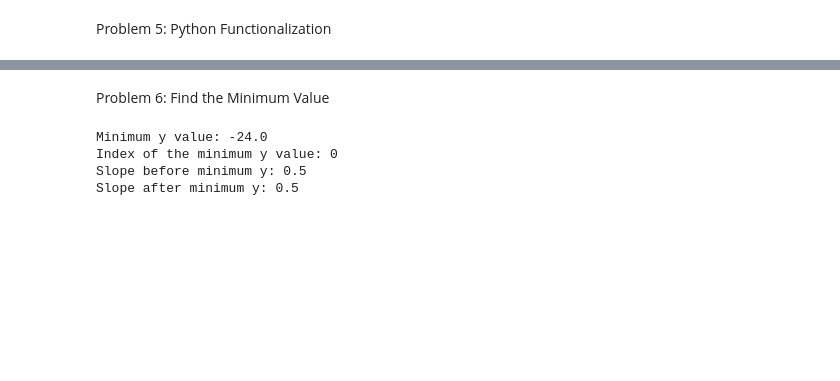
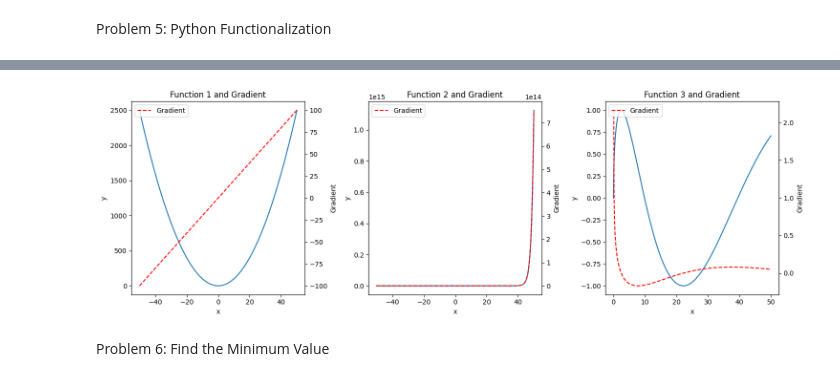
Before and after one commit to AnnaCarson1/AI_Empa, a Jupyter notebook: Two-dimensional arrays and gradient/problem.ipynb, the cells around one changed output, grey strips where cells are left out. Cells and saved outputs as stored; diff of their text form; code cells hidden in the pictures; blank space fills up the shorter version.

```diff
--- a/Two-dimensional arrays and gradient/problem.ipynb
+++ b/Two-dimensional arrays and gradient/problem.ipynb
@@ -16,6 +40,2 @@ array_combined = np.column_stack((x_values, y_values))
 # %% [markdown]
 Problem 3: Find the Gradient
-# %%
-# Calculate the gradient
-gradient = np.diff(y_values) / np.diff(x_values)
-array_xy = np.column_stack((x_values[:-1], gradient))
@@ -71,5 +118,0 @@ array_xy, gradient = compute_gradient(function1)
-# %%
-def function1(array_x):
-    return 0.5 * array_x + 1
-
-array_xy, gradient = compute_gradient(function1)
@@ -78,22 +119,47 @@ Problem 5: Python Functionalization
-# %%
-def function1(array_x):
-    return 0.5 * array_x + 1
-
-array_xy, gradient = compute_gradient(function1)
+# %%
+import numpy as np
+import matplotlib.pyplot as plt
+
+def compute_gradient(function, x_range=(-50, 50.1, 0.1)):
+    array_x = np.arange(x_range[0], x_range[1], x_range[2])
+    array_y = function(array_x)
+    gradient = np.gradient(array_y, array_x[1] - array_x[0])
+    array_xy = np.column_stack((array_x, array_y))
+    return array_xy, gradient
+
+def function1(array_x):
+    return array_x**2
+
+def function2(array_x):
+    return 2 * array_x**2 + 2**array_x
+
+def function3(array_x):
+    return np.sin(array_x**0.5)
+
+# Compute gradients and plot the results
+functions = [function1, function2, function3]
+labels = ['y = x^2', 'y = 2x^2 + 2^x', 'y = sin(x^0.5)']
+
+plt.figure(figsize=(15, 5))
+
+for i, func in enumerate(functions):
+    array_xy, gradient = compute_gradient(func)
+
+    plt.subplot(1, 3, i + 1)
+    plt.plot(array_xy[:, 0], array_xy[:, 1], label=labels[i])
+    plt.title(f'Function {i + 1} and Gradient')
+    plt.xlabel('x')
+    plt.ylabel('y')
+
+    plt.twinx()
+    plt.plot(array_xy[:len(gradient), 0], gradient, 'r--', label='Gradient')
+    plt.ylabel('Gradient')
+
+    plt.legend(loc='upper left')
+
+plt.tight_layout()
+plt.show()
+# %% [output]
+[figure, added]
 # %% [markdown]
 Problem 6: Find the Minimum Value
-# %%
-# Find the minimum value and its index
-min_y = np.min(y_values)
-min_y_index = np.argmin(y_values)
-
-# Display the results
-print(f"Minimum y value: {min_y}")
-print(f"Index of the minimum y value: {min_y_index}")
-print(f"Slope before minimum y: {gradient[min_y_index - 1]}")
-print(f"Slope after minimum y: {gradient[min_y_index]}")
-# %% [output]
-Minimum y value: -24.0
-Index of the minimum y value: 0
-Slope before minimum y: 0.5
-Slope after minimum y: 0.5
```
Also changed, not shown: parts of 8 cells of this notebook, 1 other file.
